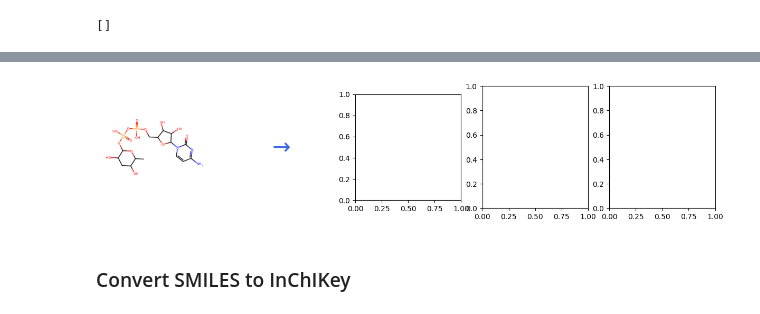
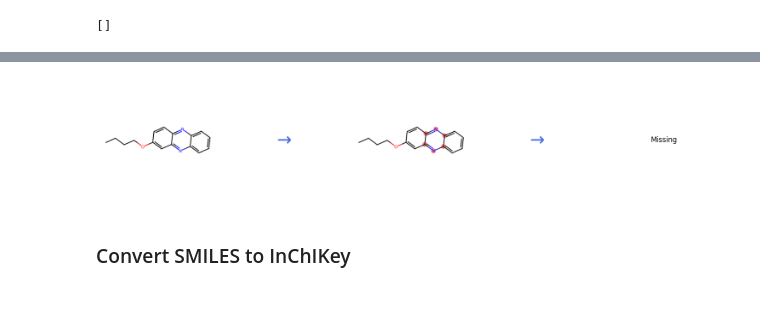
Before and after one commit to Bowen999/MCID2.0, a Jupyter notebook: 02_code/02_products_pred/products.ipynb, the cells around one changed output, grey strips where cells are left out. Cells and saved outputs as stored; diff of their text form; code cells hidden in the pictures.

```diff
--- a/02_code/02_products_pred/products.ipynb
+++ b/02_code/02_products_pred/products.ipynb
@@ -466,14 +465,14 @@ def predict_products_group(substrate, subgroup, smirks):
     return modified_molecules
 
 # Example usage
-substrate = 'CC1C(CC(C(O1)OP(=O)(O)OP(=O)(O)OCC2C(C(C(O2)N3C=CC(=NC3=O)N)O)O)O)O'  # Example molecule with an OH group to be replaced
-subgroup = 'C1=CN(C(=O)N=C1N)C2C(C(C(O2)CO)O)O'  # Target OH group on a ring
-smirks = 'CC1=CN(C(=O)N=C1N)C2C(C(C(O2)CO)O)O>>O'  # Reaction: Replace OH with sulfate group
+substrate = 'CCCCOC1=CC2=NC3=CC=CC=C3N=C2C=C1'  # Example molecule with an OH group to be replaced
+subgroup = 'c1nccnc1'  # Target OH group on a ring
+smirks = '[C:1]=[N:2]>>[C:1]-[N:2]'  # Reaction: Replace OH with sulfate group
 
 product = predict_products_group(substrate, subgroup, smirks)
 print(product)
 # %% [output]
 []
 # %%
-plot_reaction_scheme(substrate, 'NCCc1ccc(O)c(OS(=O)(=O)O)c1', subgroup)
+plot_reaction_scheme(substrate, smirks, subgroup)
 # %% [output]
@@ -481,4 +481,4 @@ TypeError: Image data of dtype object cannot be converted to float
-[figure, old version]
+[figure, new version]
 # %% [markdown]
 ### Convert SMILES to InChIKey
 # %%
```
Also changed, not shown: parts of 12 cells of this notebook, 5 other files.
